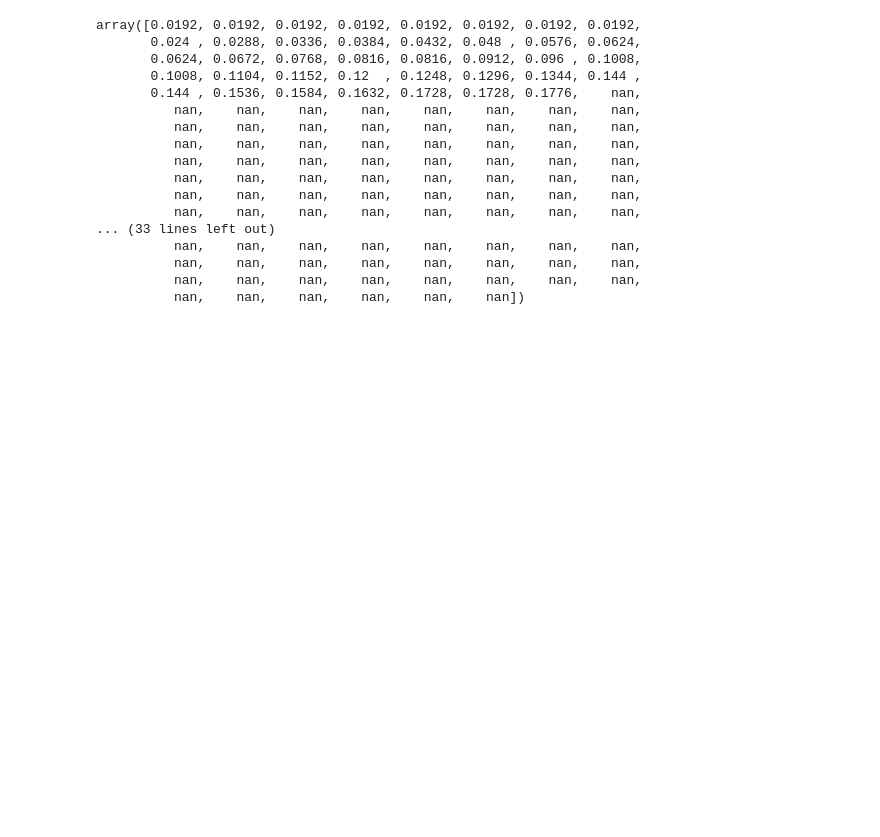
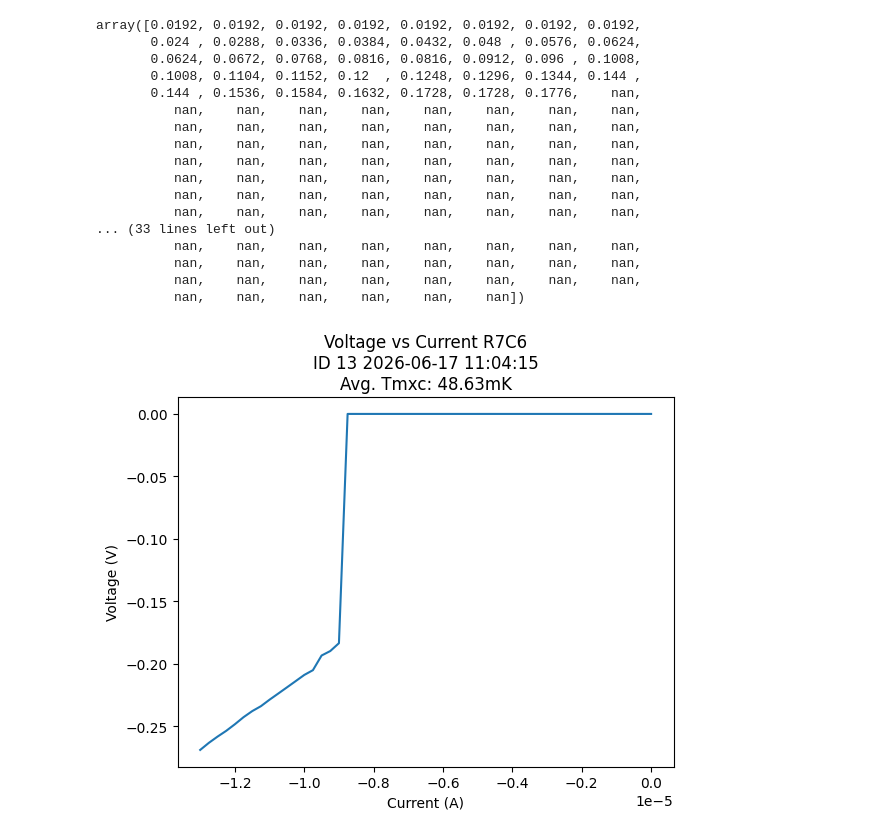
Before and after one commit to QNLSydney/snspd, a Jupyter notebook: SNSPD2/SNSPD13_Line2_Analysis.ipynb, the cells around one changed output. Cells and saved outputs as stored; diff of their text form; code cells hidden in the pictures; blank space fills up the shorter version.

Commit message:
Cooldown 13 transition current investigation

```diff
--- a/SNSPD2/SNSPD13_Line2_Analysis.ipynb
+++ b/SNSPD2/SNSPD13_Line2_Analysis.ipynb
@@ -216,3 +216,7 @@ array([0.0192, 0.0192, 0.0192, 0.0192, 0.0192, 0.0192, 0.0192, 0.0192,
           nan,    nan,    nan,    nan,    nan,    nan,    nan,    nan,
           nan,    nan,    nan,    nan,    nan,    nan,    nan,    nan,
           nan,    nan,    nan,    nan,    nan,    nan])
+# %%
+params.plot_critical_current(ID=13)
+# %% [output]
+[figure, added]
```
Also changed, not shown: parts of 54 cells of this notebook, 1 other file.
